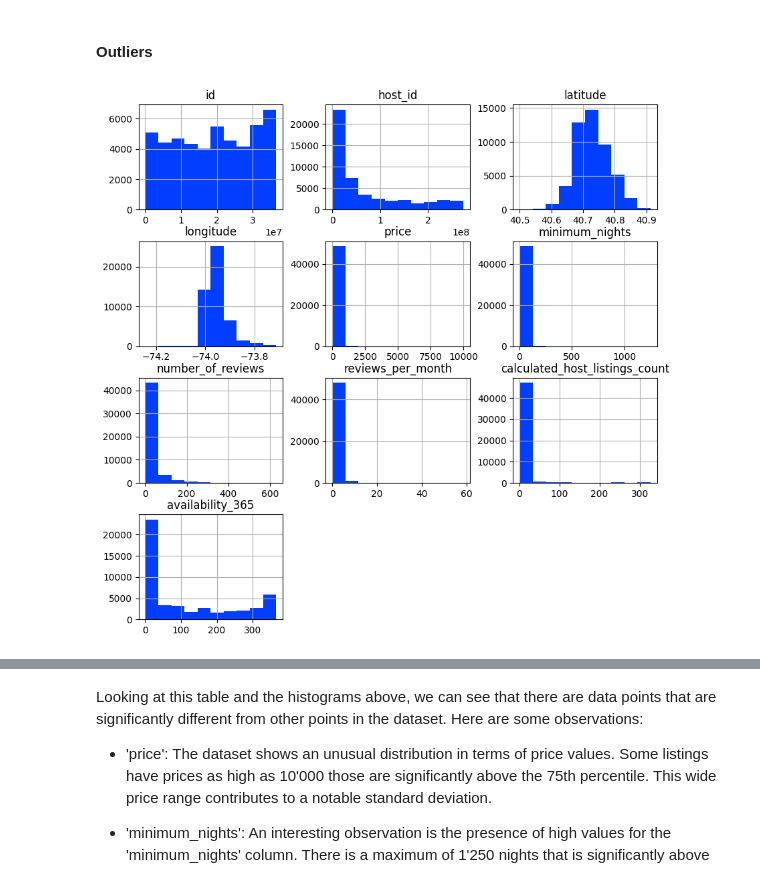
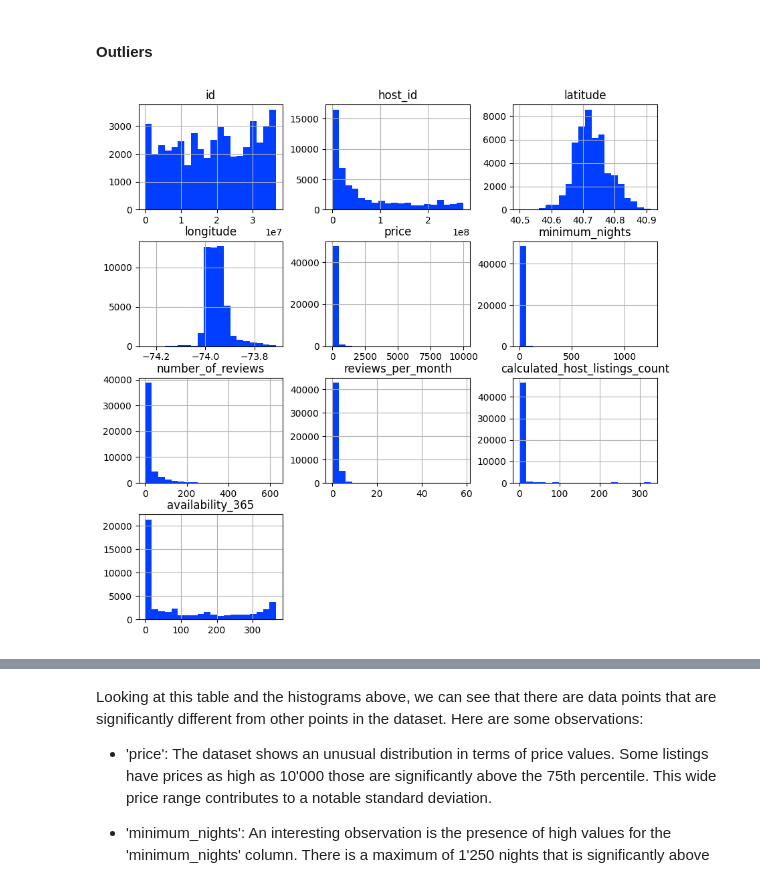
Before and after one commit to AlessandroSignoretto/Programming_project, a Jupyter notebook: Programming_project_pc.ipynb, the cells around one changed output, grey strips where cells are left out. Cells and saved outputs as stored; diff of their text form; code cells hidden in the pictures.

```diff
--- a/Programming_project_pc.ipynb
+++ b/Programming_project_pc.ipynb
@@ -169,10 +169,10 @@ The number of columns is: 13
 # %% [markdown]
 <h4><b>Outliers</b></h4>
 # %%
-NY_dataset.hist(figsize=(10,10))
+NY_dataset.hist(figsize=(10,10), bins = 20)
 plt.show()
 # %% [output]
-[figure, old version]
+[figure, new version]
 # %%
 NY_dataset.describe().T
 # %% [output]
```
Also changed, not shown: parts of 15 cells of this notebook.
